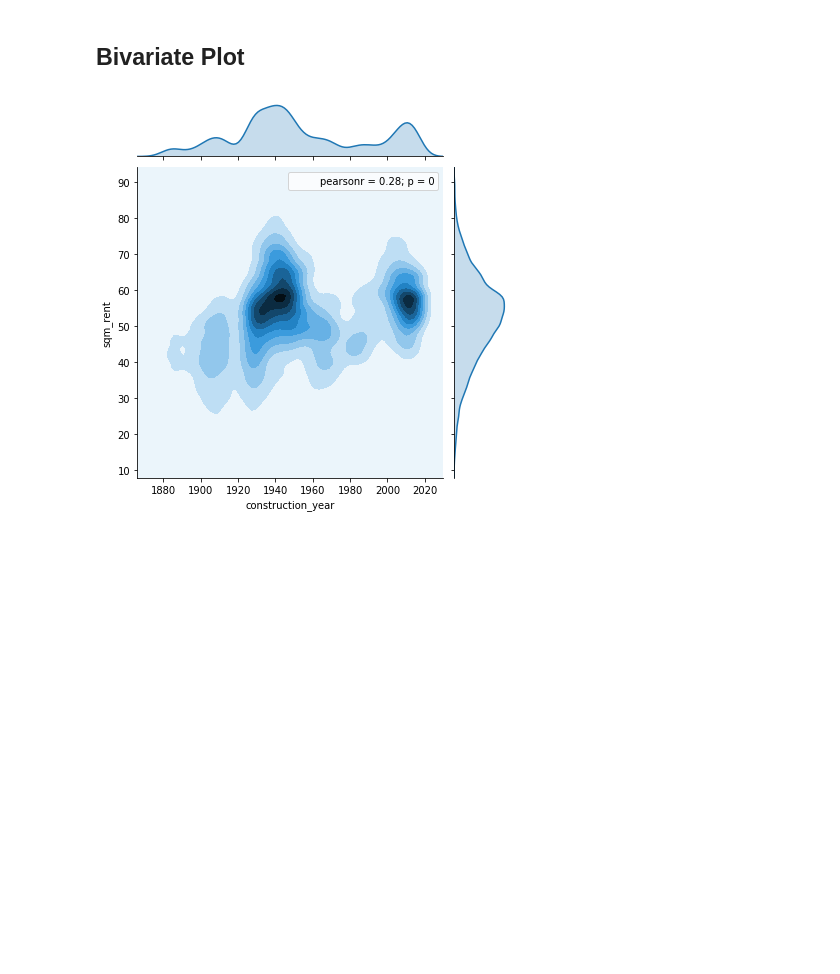
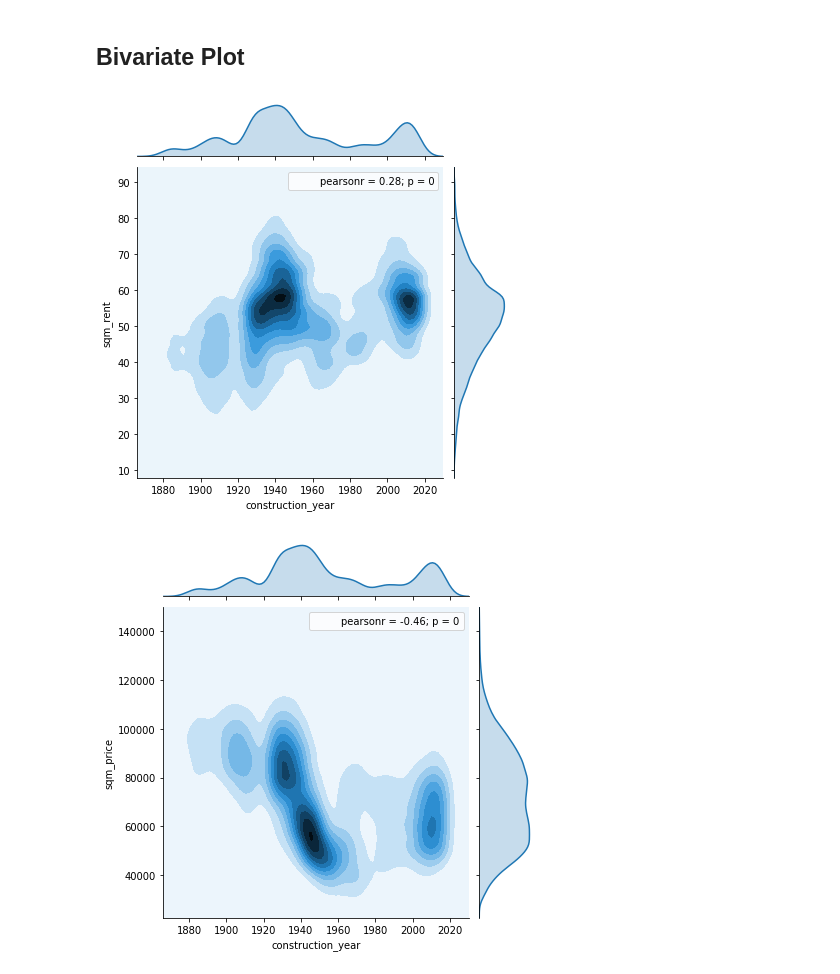
Before and after one commit to filipclaesson/jupyter_apt_analysis, a Jupyter notebook: ggplot_test.ipynb, the cells around one changed output. Drawn from its saved outputs; the diff is of its cells as text; code cells hidden in the pictures; blank space fills up the shorter version.

Commit message:
update plots

```diff
--- a/ggplot_test.ipynb
+++ b/ggplot_test.ipynb
@@ -65,9 +65,10 @@ plt.show()
 ## Bivariate Plot
 # %%
 sns.jointplot(x="construction_year", y="sqm_rent", data=clean, kind="kde");
-#sns.jointplot(x="construction_year", y="sqm_price", data=clean, kind="kde");
+sns.jointplot(x="construction_year", y="sqm_price", data=clean, kind="kde");
 #sns.jointplot(x="sqm_rent", y="sqm_price", data=clean, kind="kde");
 #sns.jointplot(x="min_distance_to_metro", y="sqm_price", data=clean, kind="kde");
 plt.show()
 # %% [output]
 [figure]
+[figure, added]
```
